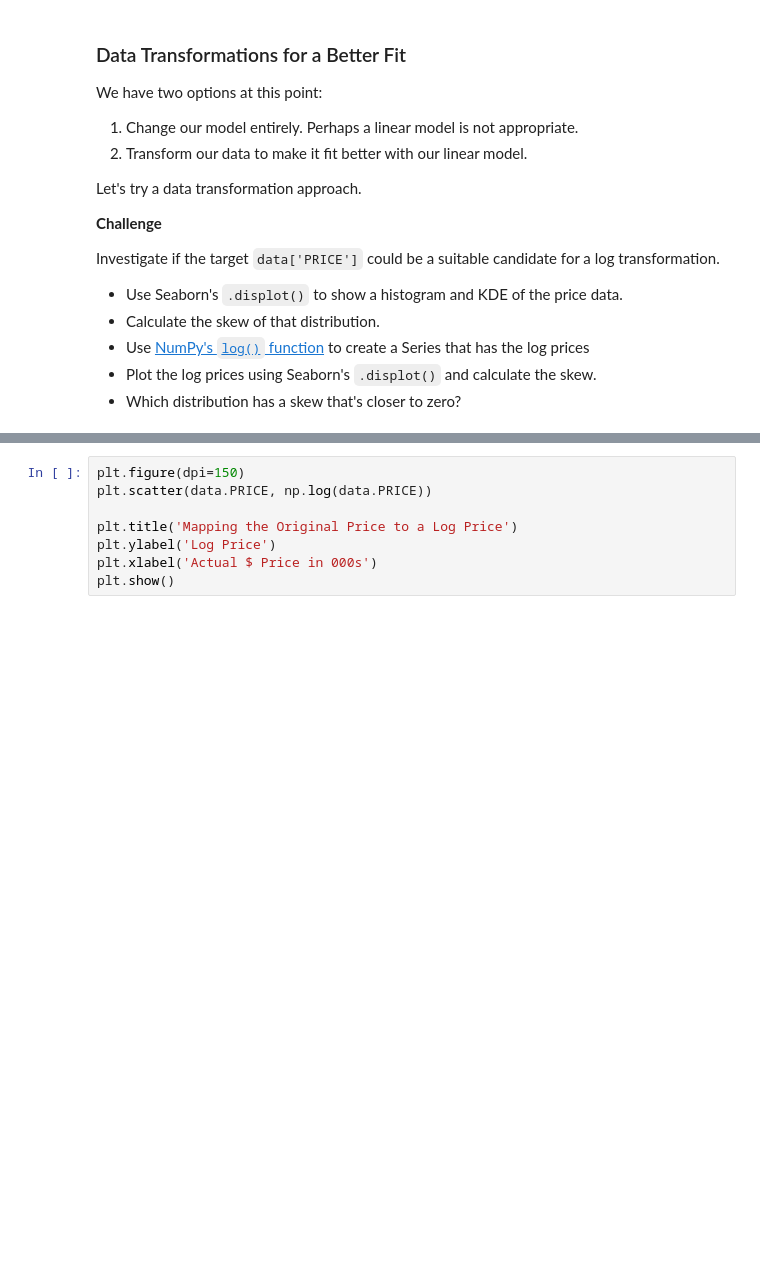
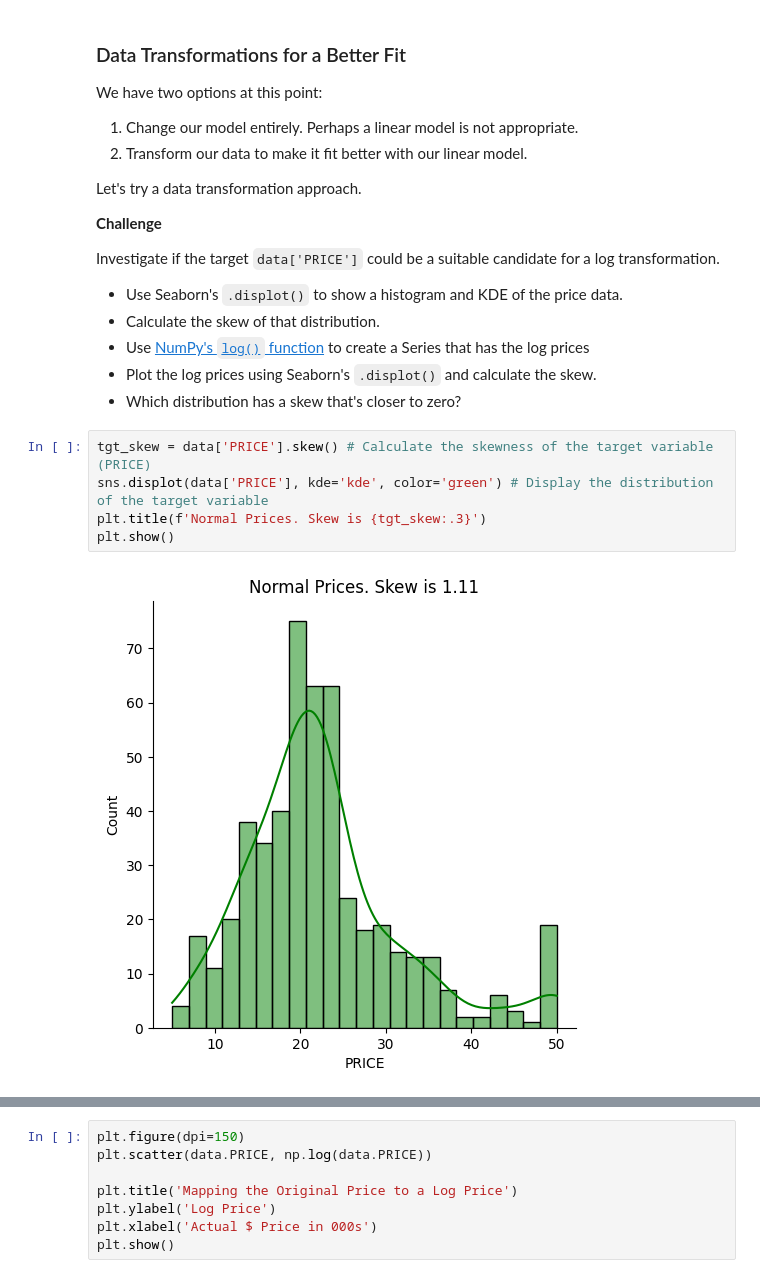
Before and after one commit to Lucasqrz1/100_days_of_code, a Jupyter notebook: Day_81/Multivariable_Regression_and_Valuation_Model_(start).ipynb, the cells around one changed output, grey strips where cells are left out. Drawn from its saved outputs; the diff is of its cells as text; blank space fills up the shorter version.

```diff
--- a/Day_81/Multivariable_Regression_and_Valuation_Model_(start).ipynb
+++ b/Day_81/Multivariable_Regression_and_Valuation_Model_(start).ipynb
@@ -492,3 +581,10 @@ Investigate if the target `data['PRICE']` could be a suitable candidate for a lo
 * Use [NumPy's `log()` function](https://numpy.org/doc/stable/reference/generated/numpy.log.html) to create a Series that has the log prices
 * Plot the log prices using Seaborn's `.displot()` and calculate the skew.
 * Which distribution has a skew that's closer to zero?
+# %%
+tgt_skew = data['PRICE'].skew() # Calculate the skewness of the target variable (PRICE)
+sns.displot(data['PRICE'], kde='kde', color='green') # Display the distribution of the target variable
+plt.title(f'Normal Prices. Skew is {tgt_skew:.3}')
+plt.show()
+# %% [output]
+[figure, added]
```
Also changed, not shown: parts of 16 cells of this notebook.
